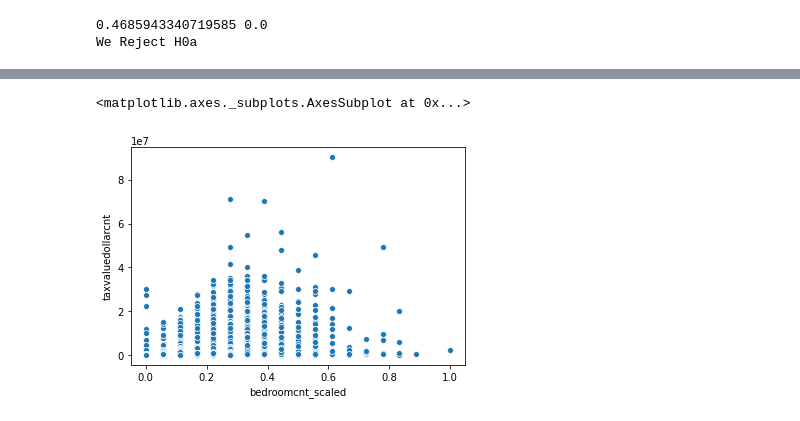
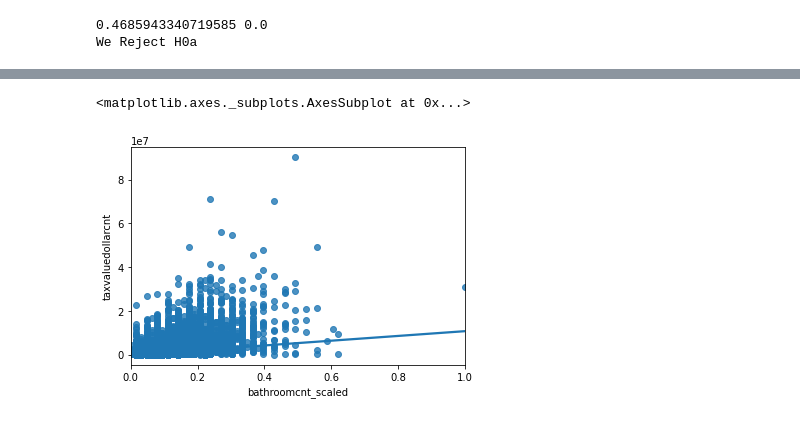
Before and after one commit to Robust-Analytics/zillow-project, a Jupyter notebook: tony_explore.ipynb, the cells around one changed output, grey strips where cells are left out. Drawn from its saved outputs; the diff is of its cells as text; code cells hidden in the pictures.

```diff
--- a/tony_explore.ipynb
+++ b/tony_explore.ipynb
@@ -108,7 +113,7 @@ if p > a:
 else:
     print('We Reject H0a
 # %%
-sns.scatterplot(data=train, x='bedroomcnt_scaled', y = 'taxvaluedollarcnt')
+sns.regplot(data=train, x='bathroomcnt_scaled', y = 'taxvaluedollarcnt')
 # %% [output]
 <matplotlib.axes._subplots.AxesSubplot at 0x...>
-[figure, old version]
+[figure, new version]
```
Also changed, not shown: parts of 1 cell of this notebook, 1 other file.
